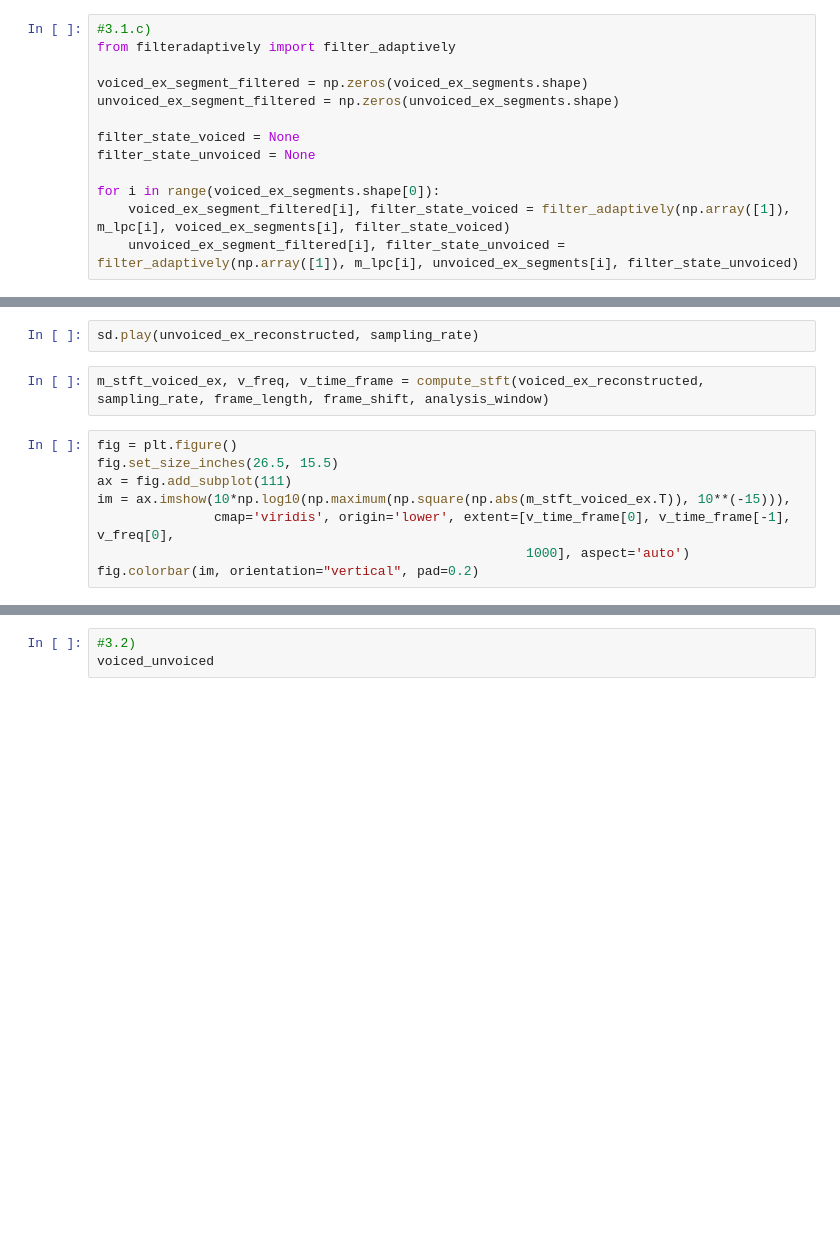
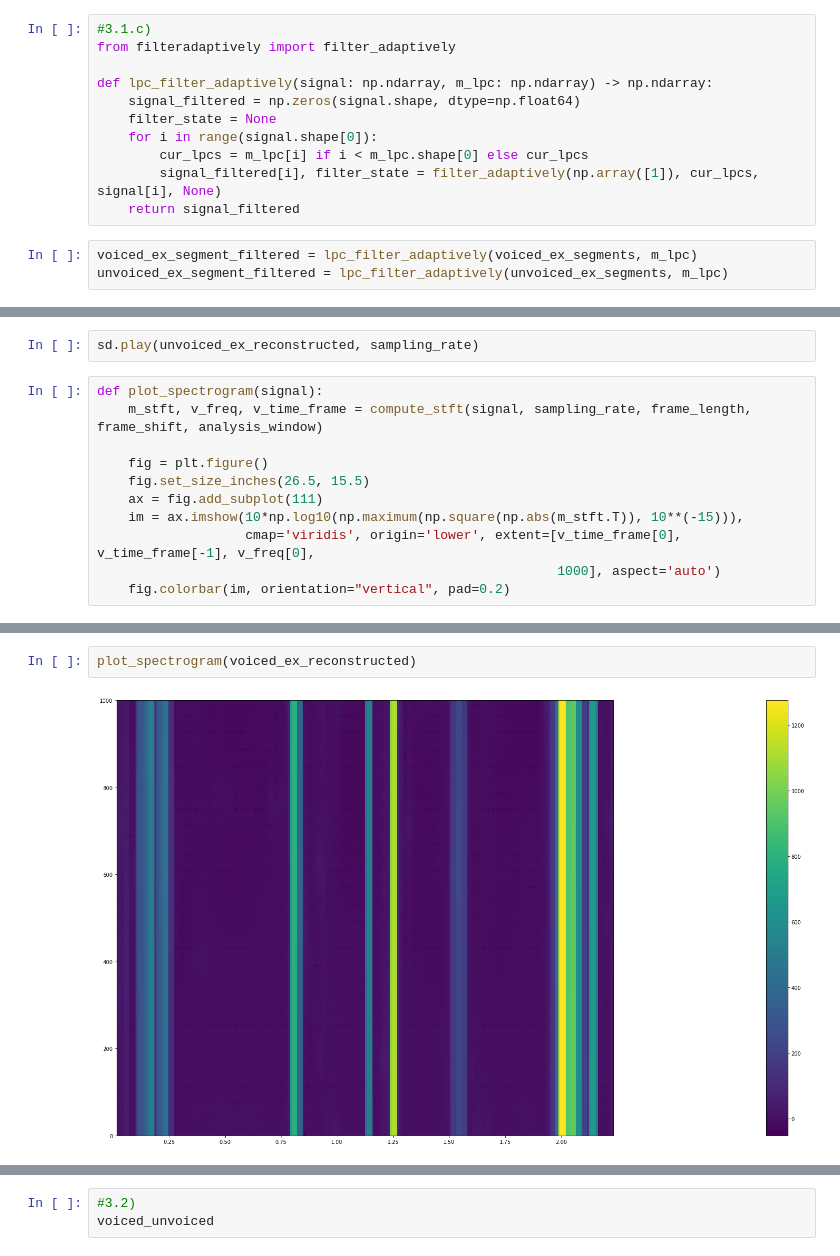
Before and after one commit to angelonti/uhh_ssp_summer2023, a Jupyter notebook: exercise4/exercise4.ipynb, the cells around one changed output, grey strips where cells are left out. Cells and saved outputs as stored; diff of their text form; blank space fills up the shorter version.

```diff
--- a/exercise4/exercise4.ipynb
+++ b/exercise4/exercise4.ipynb
@@ -369,15 +377,16 @@ array([[1., 0., 0., ..., 0., 0., 0.],
 #3.1.c)
 from filteradaptively import filter_adaptively
 
-voiced_ex_segment_filtered = np.zeros(voiced_ex_segments.shape)
-unvoiced_ex_segment_filtered = np.zeros(unvoiced_ex_segments.shape)
-
-filter_state_voiced = None
-filter_state_unvoiced = None
-
-for i in range(voiced_ex_segments.shape[0]):
-    voiced_ex_segment_filtered[i], filter_state_voiced = filter_adaptively(np.array([1]), m_lpc[i], voiced_ex_segments[i], filter_state_voiced)
-    unvoiced_ex_segment_filtered[i], filter_state_unvoiced = filter_adaptively(np.array([1]), m_lpc[i], unvoiced_ex_segments[i], filter_state_unvoiced)
+def lpc_filter_adaptively(signal: np.ndarray, m_lpc: np.ndarray) -> np.ndarray:
+    signal_filtered = np.zeros(signal.shape, dtype=np.float64)
+    filter_state = None
+    for i in range(signal.shape[0]):
+        cur_lpcs = m_lpc[i] if i < m_lpc.shape[0] else cur_lpcs
+        signal_filtered[i], filter_state = filter_adaptively(np.array([1]), cur_lpcs, signal[i], None)
+    return signal_filtered
+# %%
+voiced_ex_segment_filtered = lpc_filter_adaptively(voiced_ex_segments, m_lpc)
+unvoiced_ex_segment_filtered = lpc_filter_adaptively(unvoiced_ex_segments, m_lpc)
 # %%
 voiced_ex_segment_filtered
 # %% [output]
@@ -413,13 +422,14 @@ import sounddevice as sd
 sd.play(voiced_ex_reconstructed, sampling_rate)
 # %%
 sd.play(unvoiced_ex_reconstructed, sampling_rate)
-# %%
-m_stft_voiced_ex, v_freq, v_time_frame = compute_stft(voiced_ex_reconstructed, sampling_rate, frame_length, frame_shift, analysis_window)
 # %%
-fig = plt.figure()
-fig.set_size_inches(26.5, 15.5)
-ax = fig.add_subplot(111)
-im = ax.imshow(10*np.log10(np.maximum(np.square(np.abs(m_stft_voiced_ex.T)), 10**(-15))),
-               cmap='viridis', origin='lower', extent=[v_time_frame[0], v_time_frame[-1], v_freq[0],
-                                                       1000], aspect='auto')
-fig.colorbar(im, orientation="vertical", pad=0.2)
+def plot_spectrogram(signal):
+    m_stft, v_freq, v_time_frame = compute_stft(signal, sampling_rate, frame_length, frame_shift, analysis_window)
+
+    fig = plt.figure()
+    fig.set_size_inches(26.5, 15.5)
+    ax = fig.add_subplot(111)
+    im = ax.imshow(10*np.log10(np.maximum(np.square(np.abs(m_stft.T)), 10**(-15))),
+                   cmap='viridis', origin='lower', extent=[v_time_frame[0], v_time_frame[-1], v_freq[0],
+                                                           1000], aspect='auto')
+    fig.colorbar(im, orientation="vertical", pad=0.2)
@@ -441,0 +436,4 @@ fig.colorbar(im, orientation="vertical", pad=0.2)
+# %%
+plot_spectrogram(voiced_ex_reconstructed)
+# %% [output]
+[figure, added]
```
Also changed, not shown: parts of 65 cells of this notebook.
